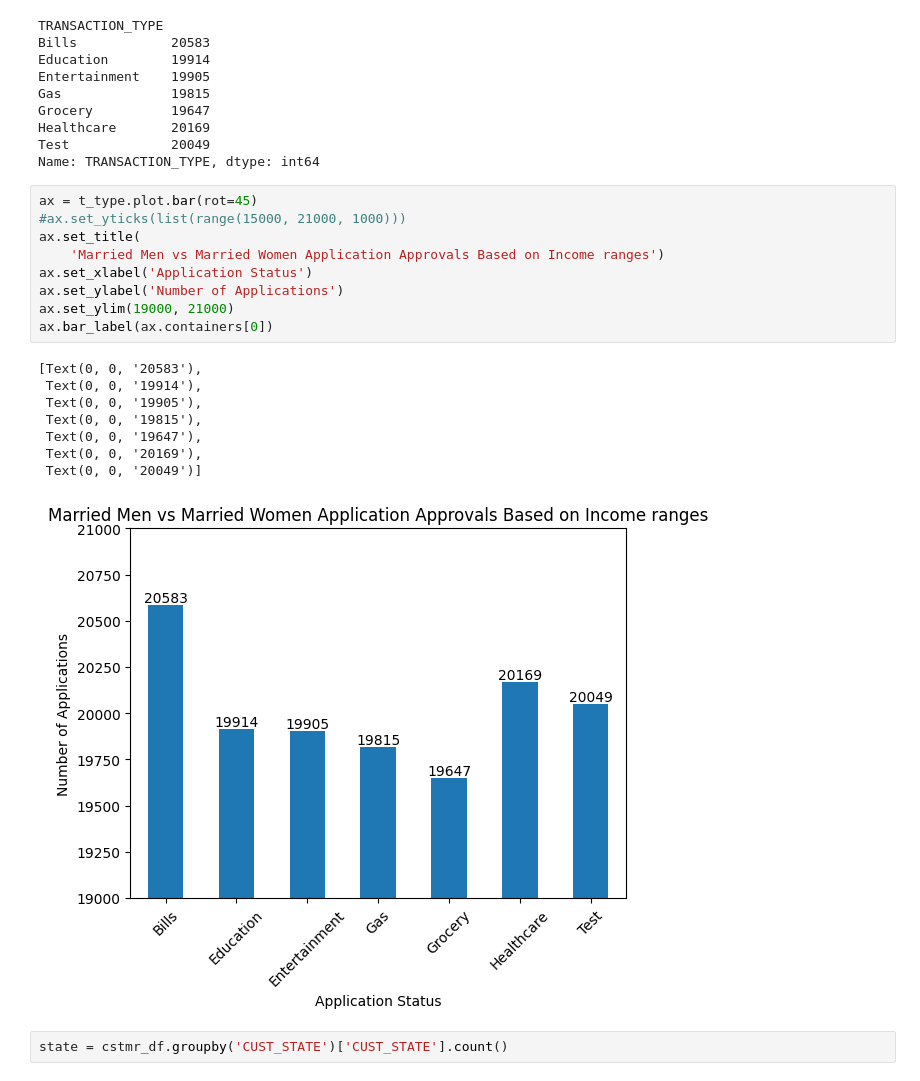
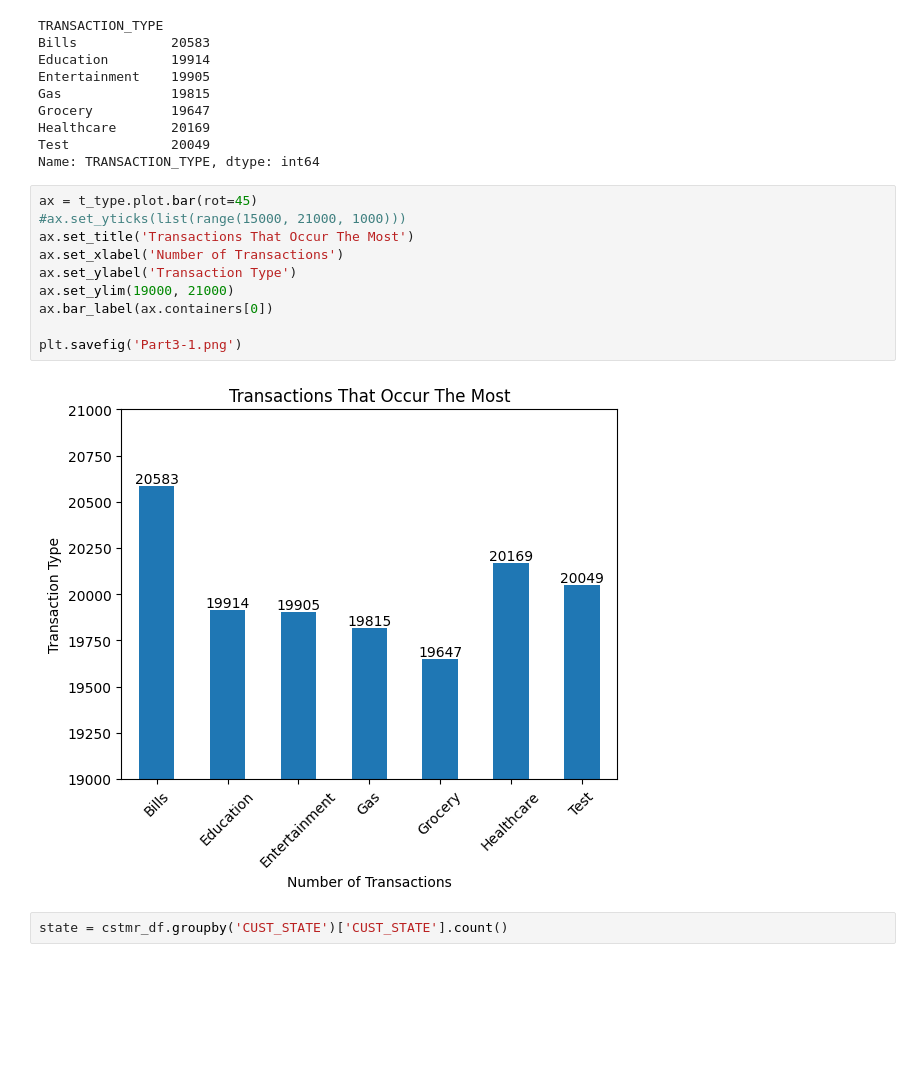
Before and after one commit to JABDI180/Capstone, a Jupyter notebook: PartThree.ipynb, the cells around one changed output. Cells and saved outputs as stored; diff of their text form; blank space fills up the shorter version.

```diff
--- a/PartThree.ipynb
+++ b/PartThree.ipynb
@@ -69,21 +70,15 @@ Name: TRANSACTION_TYPE, dtype: int64
 # %%
 ax = t_type.plot.bar(rot=45)
 #ax.set_yticks(list(range(15000, 21000, 1000)))
-ax.set_title(
-    'Married Men vs Married Women Application Approvals Based on Income ranges')
-ax.set_xlabel('Application Status')
-ax.set_ylabel('Number of Applications')
+ax.set_title('Transactions That Occur The Most')
+ax.set_xlabel('Number of Transactions')
+ax.set_ylabel('Transaction Type')
 ax.set_ylim(19000, 21000)
 ax.bar_label(ax.containers[0])
+
+plt.savefig('Part3-1.png')
 # %% [output]
-[Text(0, 0, '20583'),
- Text(0, 0, '19914'),
- Text(0, 0, '19905'),
- Text(0, 0, '19815'),
- Text(0, 0, '19647'),
- Text(0, 0, '20169'),
- Text(0, 0, '20049')]
-[figure, old version]
+[figure, new version]
 # %%
 state = cstmr_df.groupby('CUST_STATE')['CUST_STATE'].count()
 # %%
```
Also changed, not shown: parts of 6 cells of this notebook, 8 other files.
